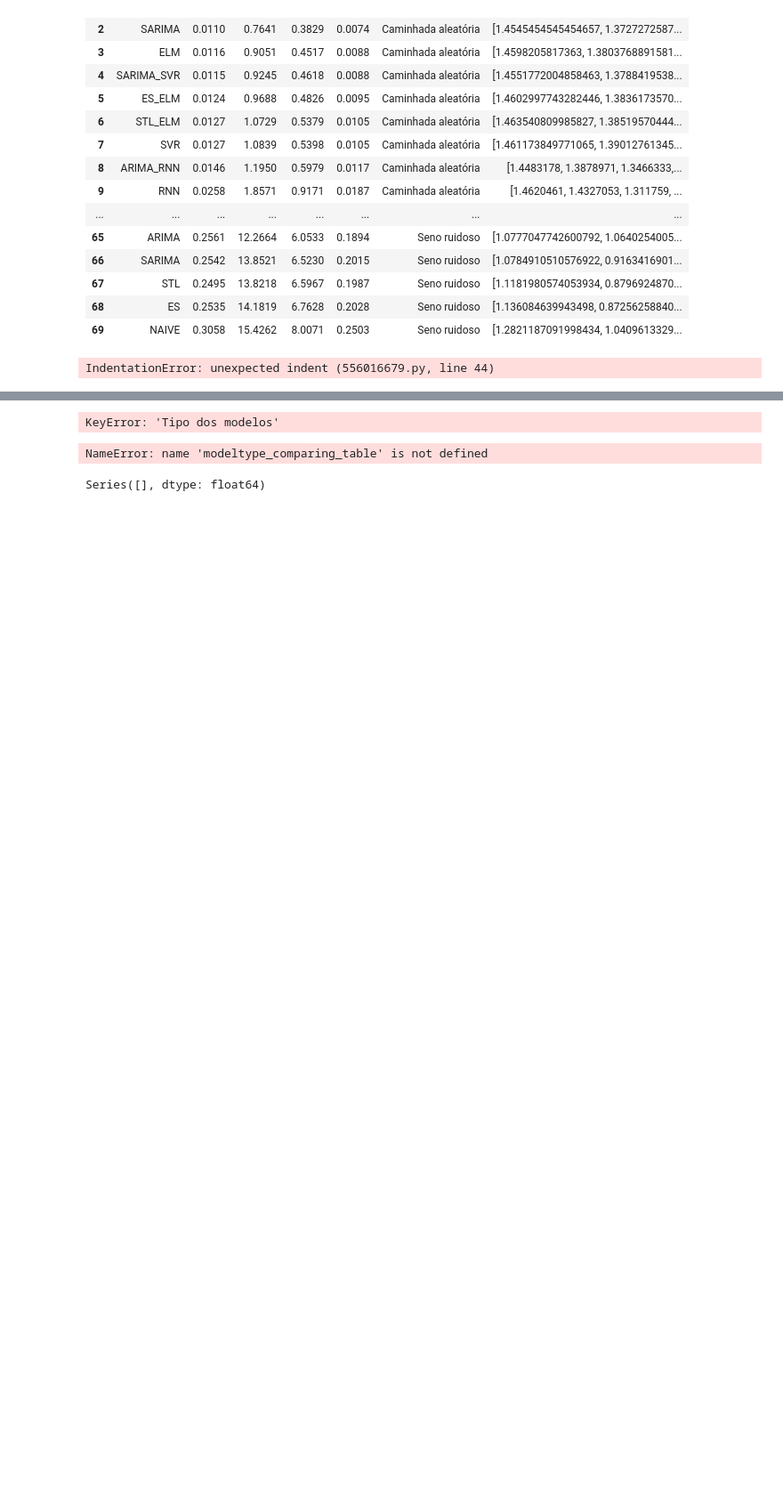
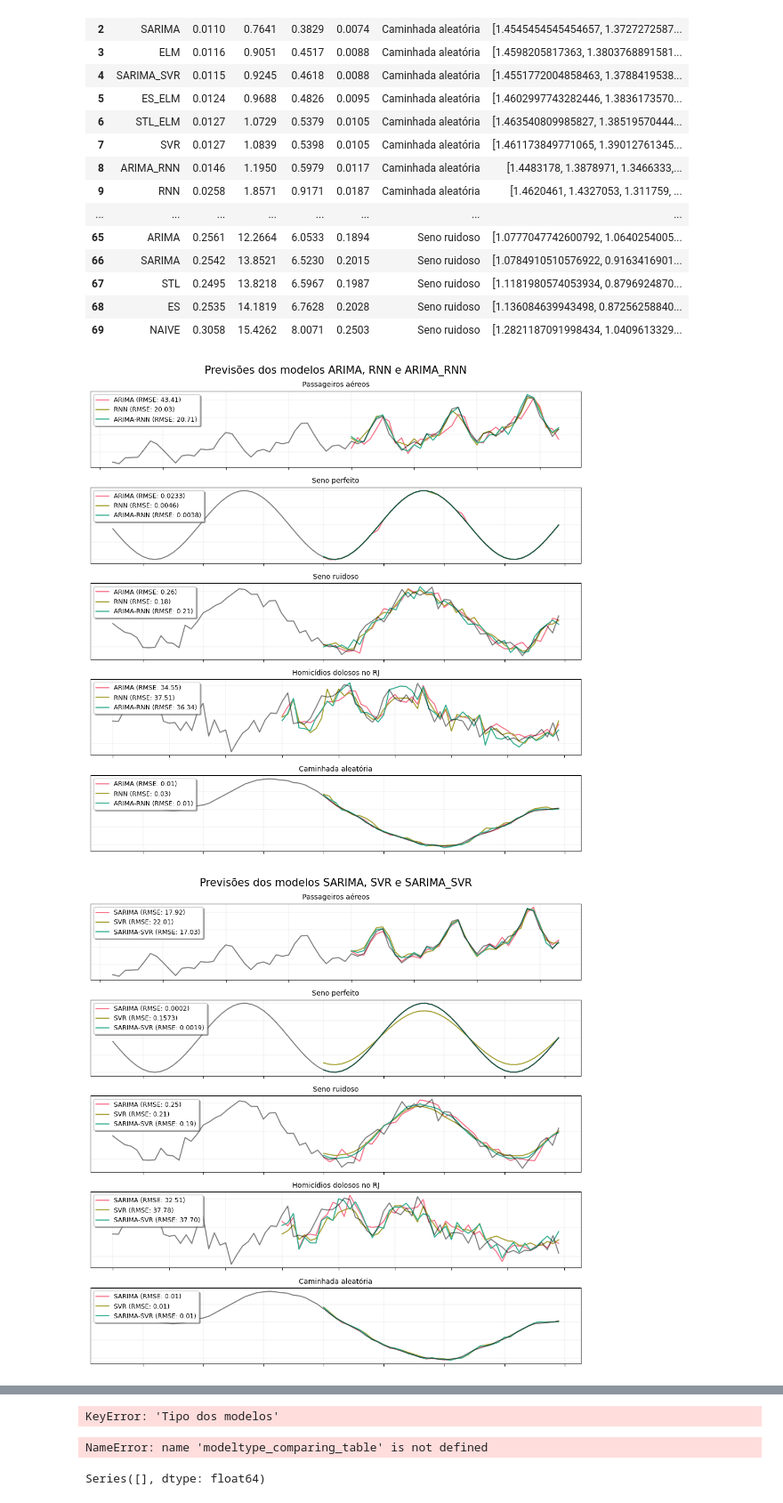
Before and after one commit to montanha22/tg, a Jupyter notebook: notebooks/03_create_reports.ipynb, the cells around one changed output, grey strips where cells are left out. Shown at 89% size. Saved outputs shown, nothing was run; the diff lists cells and outputs as text; code cells hidden in the pictures; blank space fills up the shorter version.

```diff
--- a/notebooks/03_create_reports.ipynb
+++ b/notebooks/03_create_reports.ipynb
@@ -221,45 +221,37 @@ for model_triple in HYBRID_TRIPLES:
                 axs[i].plot(range(len(series) - len(aux_pred), len(series)),
                             aux_pred,
                             color=color_palette[2*j],
-                            label="{} (RMSE: {:.4f}%)".format(
+                            label="{} (RMSE: {:.4f})".format(
                                 aux_model, aux_data['RMSE'].values[0]))
             else:
                 axs[i].plot(range(len(series) - len(aux_pred), len(series)),
                             aux_pred,
                             color=color_palette[2*j],
-                            label="{} (RMSE: {:.2f}%)".format(
+                            label="{} (RMSE: {:.2f})".format(
                                 aux_model, aux_data['RMSE'].values[0]))
 
         axs[i].set_title(dict_dataset_names[dataset_name], fontsize=10)
         half_size = int(len(series) / 2)
         axs[i].plot(range(len(series) - half_size, len(series)), series[-half_size:], color='black', alpha=0.5)
 
     for ax in axs:
         for tick in ax.yaxis.get_major_ticks():
             tick.tick1line.set_visible(False)
             tick.tick2line.set_visible(False)
 
         ax.xaxis.set_ticklabels([])
         ax.yaxis.set_ticklabels([])
         ax.legend(fontsize=9, shadow=True, loc='upper left')
         ax.grid(linewidth=0.15)
 
-            for tick in ax.yaxis.get_major_ticks():
-                tick.tick1line.set_visible(False)
-                tick.tick2line.set_visible(False)
 
-            ax.xaxis.set_ticklabels([])
-            ax.yaxis.set_ticklabels([])
-            ax.legend(fontsize=9, shadow=True, loc='upper left')
-            ax.grid(linewidth=0.10)
-
-    fig.suptitle("Desempenho do modelo híbrido {}".format(
-        aux_model),
-                    fontsize=15)
+    m0, m1, m2 = model_triple
+    fig.suptitle(f"Previsões dos modelos {m0}, {m1} e {m2}", fontsize=15)
     plt.tight_layout()
-    plt.savefig(get_root_path("reports/desempenho_hibridos_{}.png".format(
+    plt.savefig(get_root_path("reports/desempenho_triplets{}.png".format(
             model.lower())),
                     dpi=300)
     plt.show()
 # %% [output]
-IndentationError: unexpected indent (556016679.py, line 44)
+[figure, added]
+[figure, added]
```
Also changed, not shown: parts of 1 cell of this notebook.
